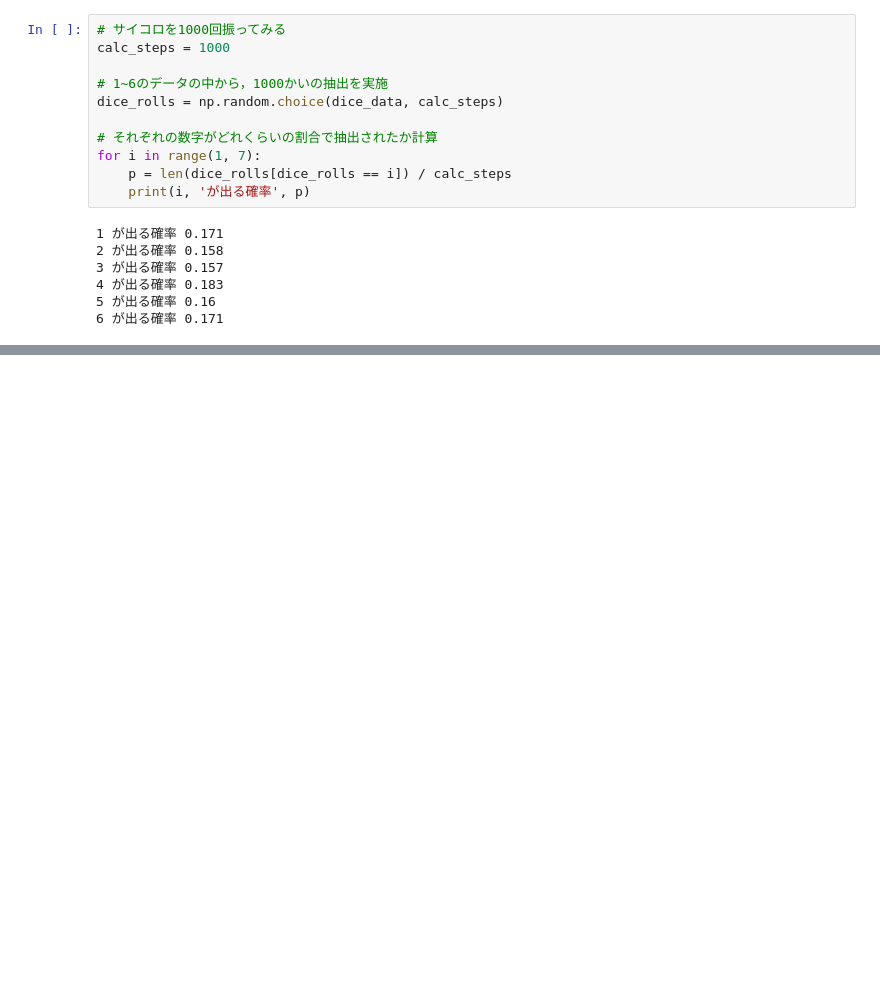
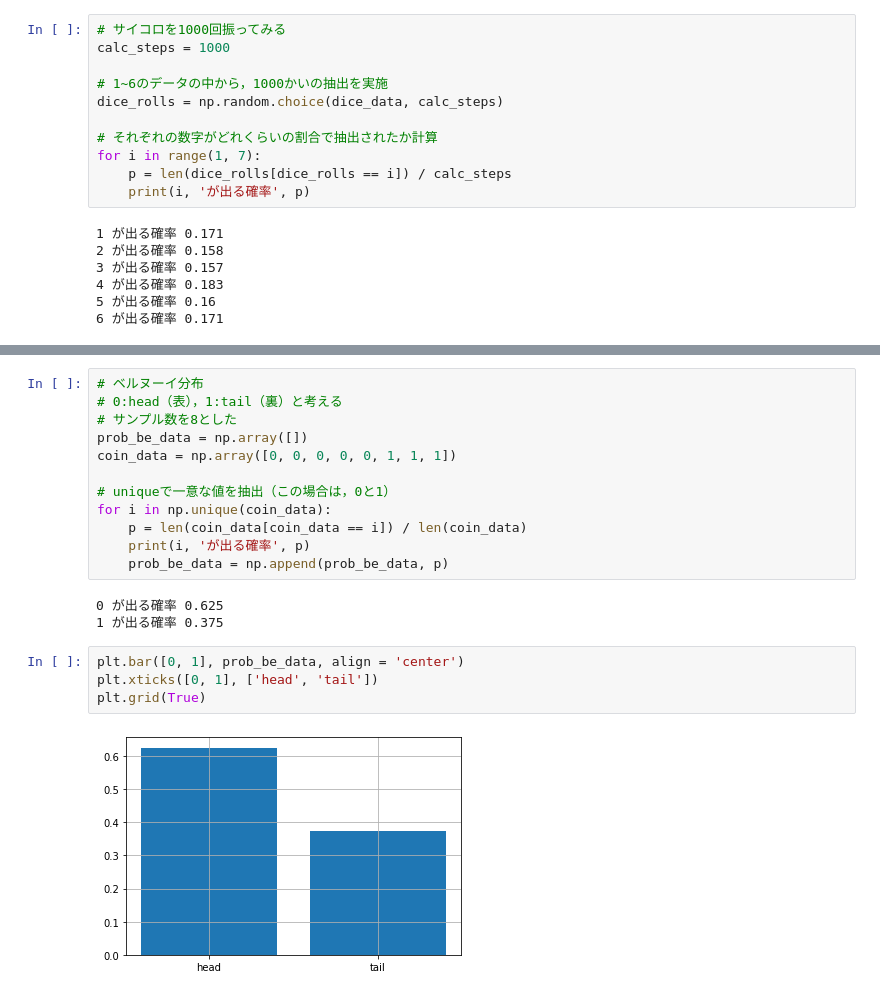
Before and after one commit to HidehikoMURAO/Data-Scientist-Training-Course, a Jupyter notebook: Chapter 4.ipynb, the cells around one changed output, grey strips where cells are left out. Saved outputs shown, nothing was run; the diff lists cells and outputs as text; blank space fills up the shorter version.

```diff
--- a/Chapter 4.ipynb
+++ b/Chapter 4.ipynb
@@ -46,0 +67,21 @@ for i in range(1, 7):
+# %%
+# ベルヌーイ分布
+# 0:head（表），1:tail（裏）と考える
+# サンプル数を8とした
+prob_be_data = np.array([])
+coin_data = np.array([0, 0, 0, 0, 0, 1, 1, 1])
+
+# uniqueで一意な値を抽出（この場合は，0と1）
+for i in np.unique(coin_data):
+    p = len(coin_data[coin_data == i]) / len(coin_data)
+    print(i, 'が出る確率', p)
+    prob_be_data = np.append(prob_be_data, p)
+# %% [output]
+0 が出る確率 0.625
+1 が出る確率 0.375
+# %%
+plt.bar([0, 1], prob_be_data, align = 'center')
+plt.xticks([0, 1], ['head', 'tail'])
+plt.grid(True)
+# %% [output]
+[figure, added]
```
Also changed, not shown: parts of 7 cells of this notebook.
